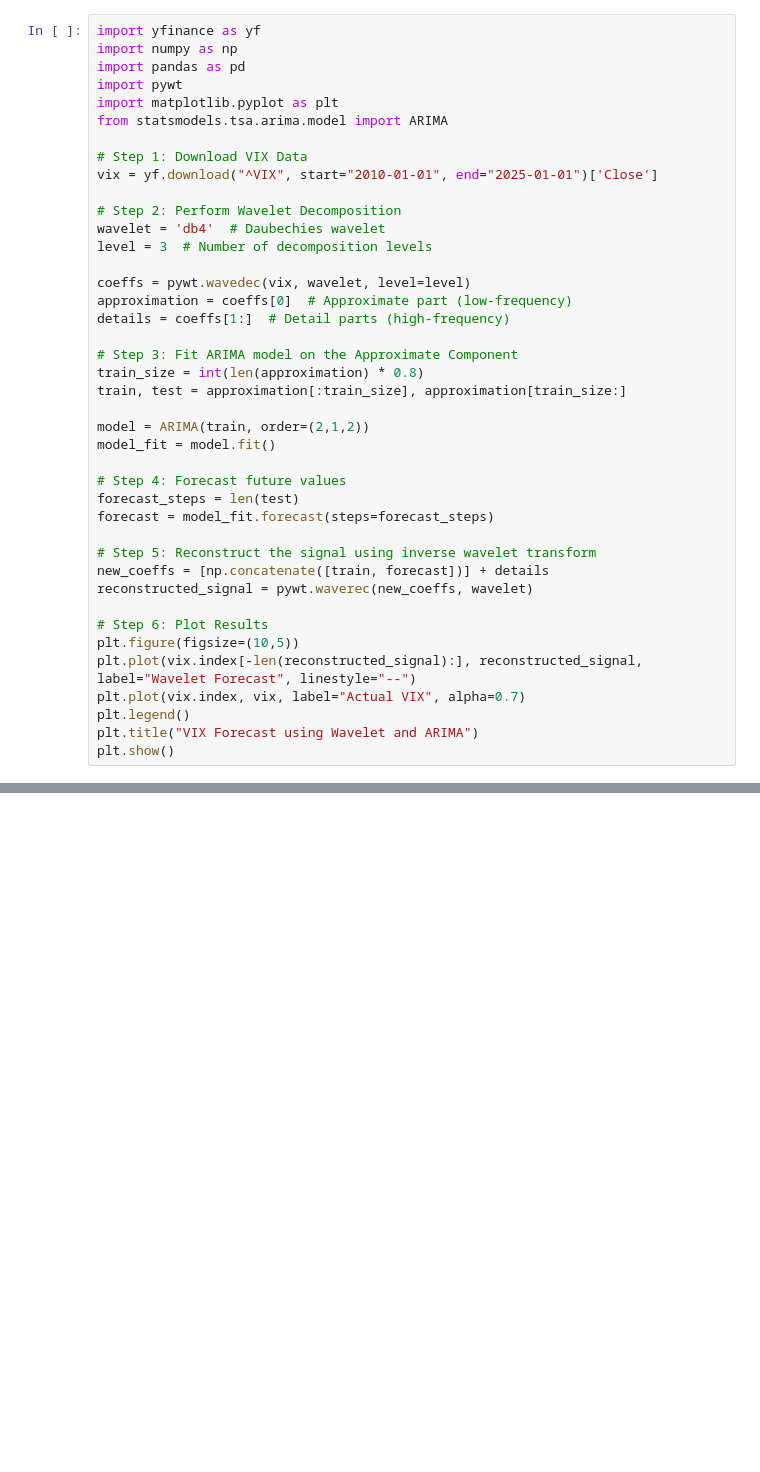
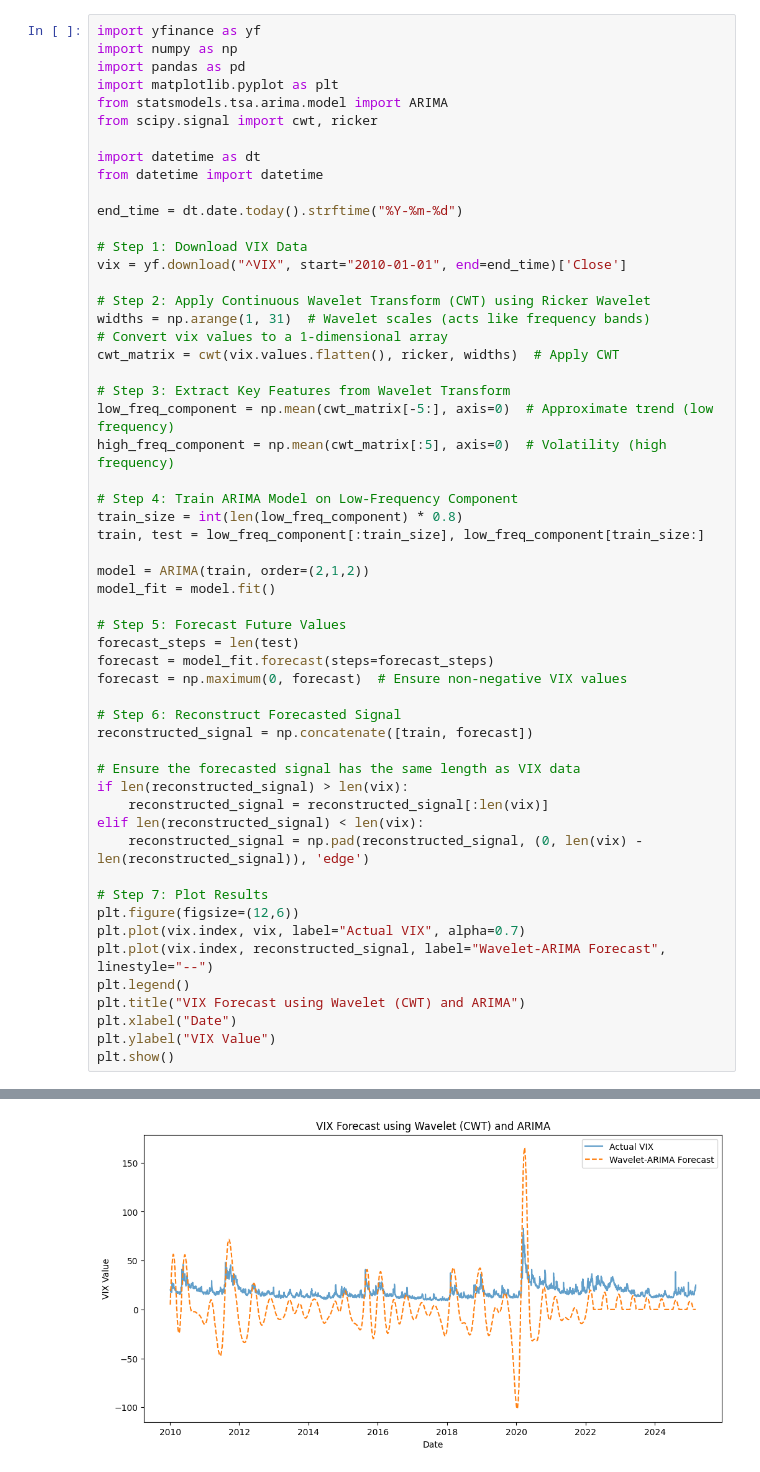
Before and after one commit to stefanciprian/rd, a Jupyter notebook: vix-wavelets.ipynb, the cells around one changed output, grey strips where cells are left out. Drawn from its saved outputs; the diff is of its cells as text; blank space fills up the shorter version.

Commit message:
Wavelets

```diff
--- a/vix-wavelets.ipynb
+++ b/vix-wavelets.ipynb
@@ -6,40 +24,55 @@
 import yfinance as yf
 import numpy as np
 import pandas as pd
-import pywt
 import matplotlib.pyplot as plt
 from statsmodels.tsa.arima.model import ARIMA
+from scipy.signal import cwt, ricker
+
+import datetime as dt
+from datetime import datetime
+
+end_time = dt.date.today().strftime("%Y-%m-%d")
 
 # Step 1: Download VIX Data
-vix = yf.download("^VIX", start="2010-01-01", end="2025-01-01")['Close']
+vix = yf.download("^VIX", start="2010-01-01", end=end_time)['Close']
 
-# Step 2: Perform Wavelet Decomposition
-wavelet = 'db4'  # Daubechies wavelet
-level = 3  # Number of decomposition levels
+# Step 2: Apply Continuous Wavelet Transform (CWT) using Ricker Wavelet
+widths = np.arange(1, 31)  # Wavelet scales (acts like frequency bands)
+# Convert vix values to a 1-dimensional array
+cwt_matrix = cwt(vix.values.flatten(), ricker, widths)  # Apply CWT
 
-coeffs = pywt.wavedec(vix, wavelet, level=level)
-approximation = coeffs[0]  # Approximate part (low-frequency)
-details = coeffs[1:]  # Detail parts (high-frequency)
+# Step 3: Extract Key Features from Wavelet Transform
+low_freq_component = np.mean(cwt_matrix[-5:], axis=0)  # Approximate trend (low frequency)
+high_freq_component = np.mean(cwt_matrix[:5], axis=0)  # Volatility (high frequency)
 
-# Step 3: Fit ARIMA model on the Approximate Component
-train_size = int(len(approximation) * 0.8)
-train, test = approximation[:train_size], approximation[train_size:]
+# Step 4: Train ARIMA Model on Low-Frequency Component
+train_size = int(len(low_freq_component) * 0.8)
+train, test = low_freq_component[:train_size], low_freq_component[train_size:]
 
 model = ARIMA(train, order=(2,1,2))
 model_fit = model.fit()
 
-# Step 4: Forecast future values
+# Step 5: Forecast Future Values
 forecast_steps = len(test)
 forecast = model_fit.forecast(steps=forecast_steps)
+forecast = np.maximum(0, forecast)  # Ensure non-negative VIX values
 
-# Step 5: Reconstruct the signal using inverse wavelet transform
-new_coeffs = [np.concatenate([train, forecast])] + details
-reconstructed_signal = pywt.waverec(new_coeffs, wavelet)
+# Step 6: Reconstruct Forecasted Signal
+reconstructed_signal = np.concatenate([train, forecast])
 
-# Step 6: Plot Results
-plt.figure(figsize=(10,5))
-plt.plot(vix.index[-len(reconstructed_signal):], reconstructed_signal, label="Wavelet Forecast", linestyle="--")
+# Ensure the forecasted signal has the same length as VIX data
+if len(reconstructed_signal) > len(vix):
+    reconstructed_signal = reconstructed_signal[:len(vix)]
+elif len(reconstructed_signal) < len(vix):
+    reconstructed_signal = np.pad(reconstructed_signal, (0, len(vix) - len(reconstructed_signal)), 'edge')
+
+# Step 7: Plot Results
+plt.figure(figsize=(12,6))
 plt.plot(vix.index, vix, label="Actual VIX", alpha=0.7)
+plt.plot(vix.index, reconstructed_signal, label="Wavelet-ARIMA Forecast", linestyle="--")
 plt.legend()
-plt.title("VIX Forecast using Wavelet and ARIMA")
+plt.title("VIX Forecast using Wavelet (CWT) and ARIMA")
+plt.xlabel("Date")
+plt.ylabel("VIX Value")
 plt.show()
+# %% [output]
@@ -45,0 +83 @@ plt.show()
+[figure, added]
```
Also changed, not shown: parts of 14 cells of this notebook.
